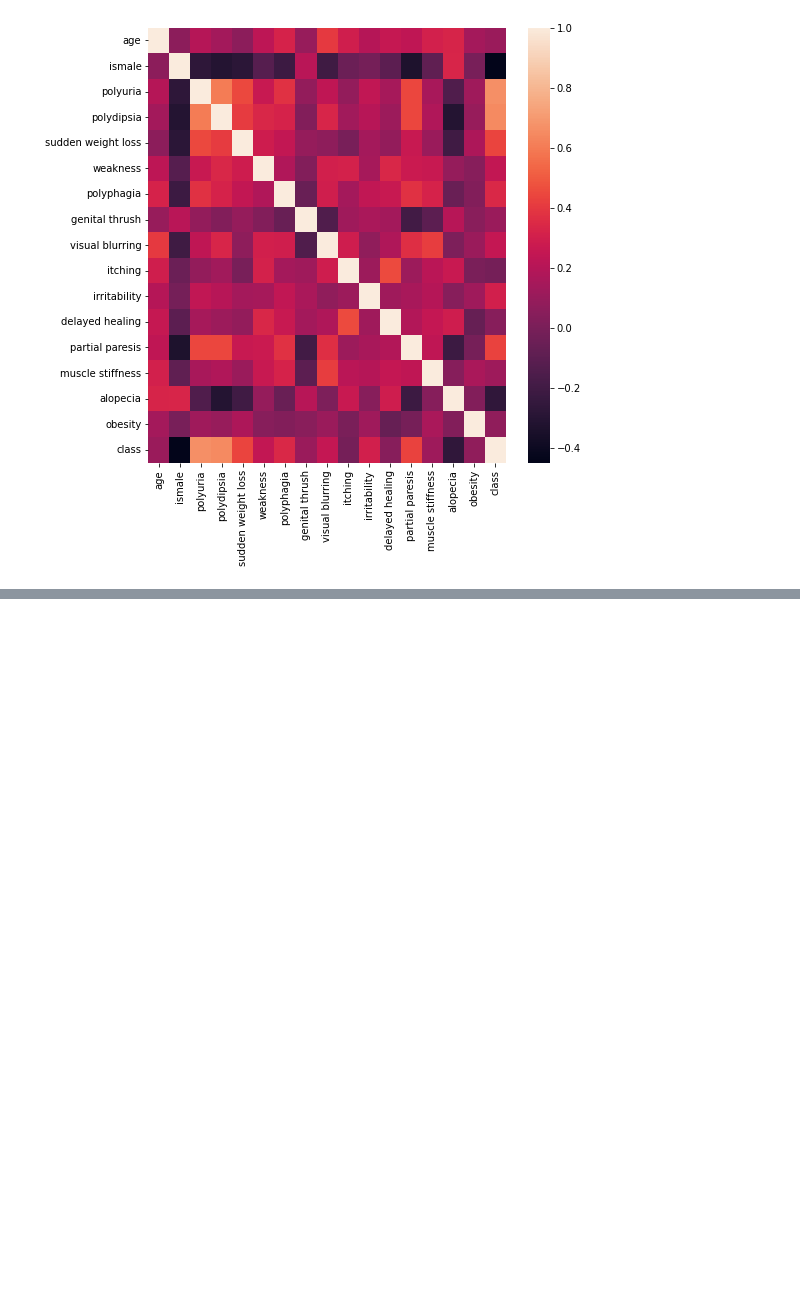
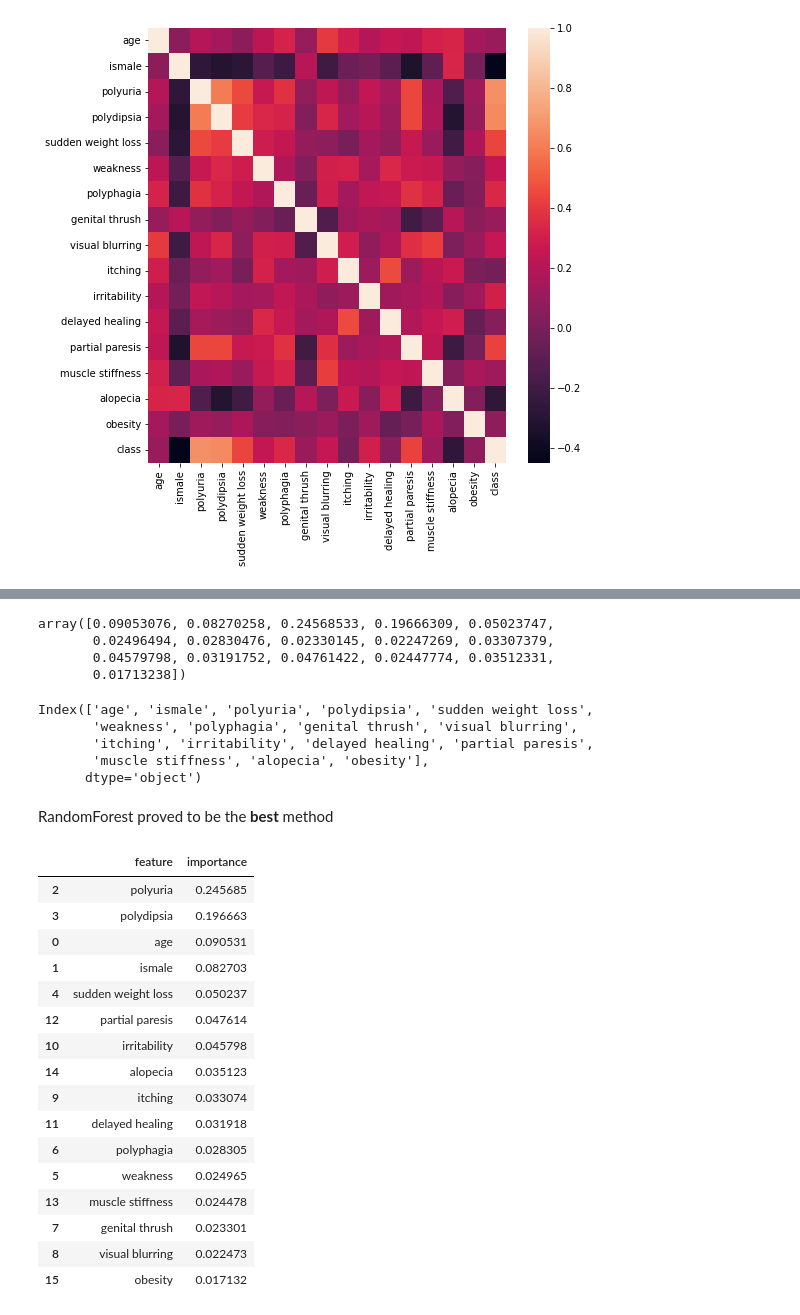
Before and after one commit to fabiokrone/DS_early_diabetes_detection, a Jupyter notebook: project-early-diabetes-detection.ipynb, the cells around one changed output, grey strips where cells are left out. Drawn from its saved outputs; the diff is of its cells as text; code cells hidden in the pictures; blank space fills up the shorter version.

```diff
--- a/project-early-diabetes-detection.ipynb
+++ b/project-early-diabetes-detection.ipynb
@@ -361,0 +381,5 @@ array([[ 0, 40],
+# %%
+# start with LogisticRegression
+logr = LogisticRegression()
+logr.fit(X_train, y_train)
+logr_pred = logr.predict(X_test)
@@ -361,0 +407,5 @@ array([[ 0, 40],
+# %%
+# try DecisionTree
+tree = DecisionTreeClassifier()
+tree.fit(X_train, y_train)
+tree_pred = tree.predict(X_test)
@@ -361,0 +431,5 @@ array([[ 0, 40],
+# %%
+# try RandomForest
+forest = RandomForestClassifier()
+forest.fit(X_train, y_train)
+forest_pred = forest.predict(X_test)
@@ -361,0 +453,39 @@ array([[ 0, 40],
+# %%
+forest.feature_importances_
+# %% [output]
+array([0.09053076, 0.08270258, 0.24568533, 0.19666309, 0.05023747,
+       0.02496494, 0.02830476, 0.02330145, 0.02247269, 0.03307379,
+       0.04579798, 0.03191752, 0.04761422, 0.02447774, 0.03512331,
+       0.01713238])
+# %%
+X.columns
+# %% [output]
+Index(['age', 'ismale', 'polyuria', 'polydipsia', 'sudden weight loss',
+       'weakness', 'polyphagia', 'genital thrush', 'visual blurring',
+       'itching', 'irritability', 'delayed healing', 'partial paresis',
+       'muscle stiffness', 'alopecia', 'obesity'],
+      dtype='object')
+# %% [markdown]
+RandomForest proved to be the<b> best</b> method
+# %%
+pd.DataFrame({'feature': X.columns,
+              'importance': forest.feature_importances_}).sort_values('importance',
+                                                                     ascending=False)
+# %% [output]
+|  | feature | importance |
+| 2 | polyuria | 0.245685 |
+| 3 | polydipsia | 0.196663 |
+| 0 | age | 0.090531 |
+| 1 | ismale | 0.082703 |
+| 4 | sudden weight loss | 0.050237 |
+| 12 | partial paresis | 0.047614 |
+| 10 | irritability | 0.045798 |
+| 14 | alopecia | 0.035123 |
+| 9 | itching | 0.033074 |
+| 11 | delayed healing | 0.031918 |
+| 6 | polyphagia | 0.028305 |
+| 5 | weakness | 0.024965 |
+| 13 | muscle stiffness | 0.024478 |
+| 7 | genital thrush | 0.023301 |
+| 8 | visual blurring | 0.022473 |
+| 15 | obesity | 0.017132 |
```
Also changed, not shown: parts of 27 cells of this notebook.
